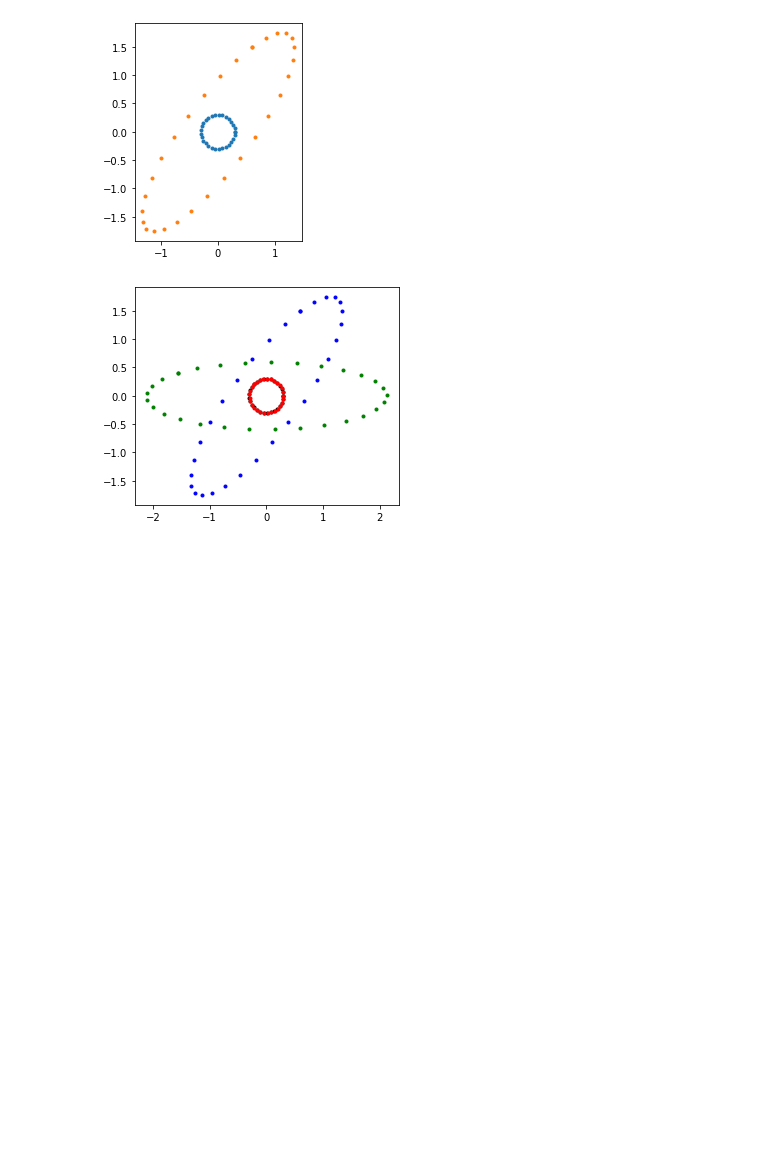
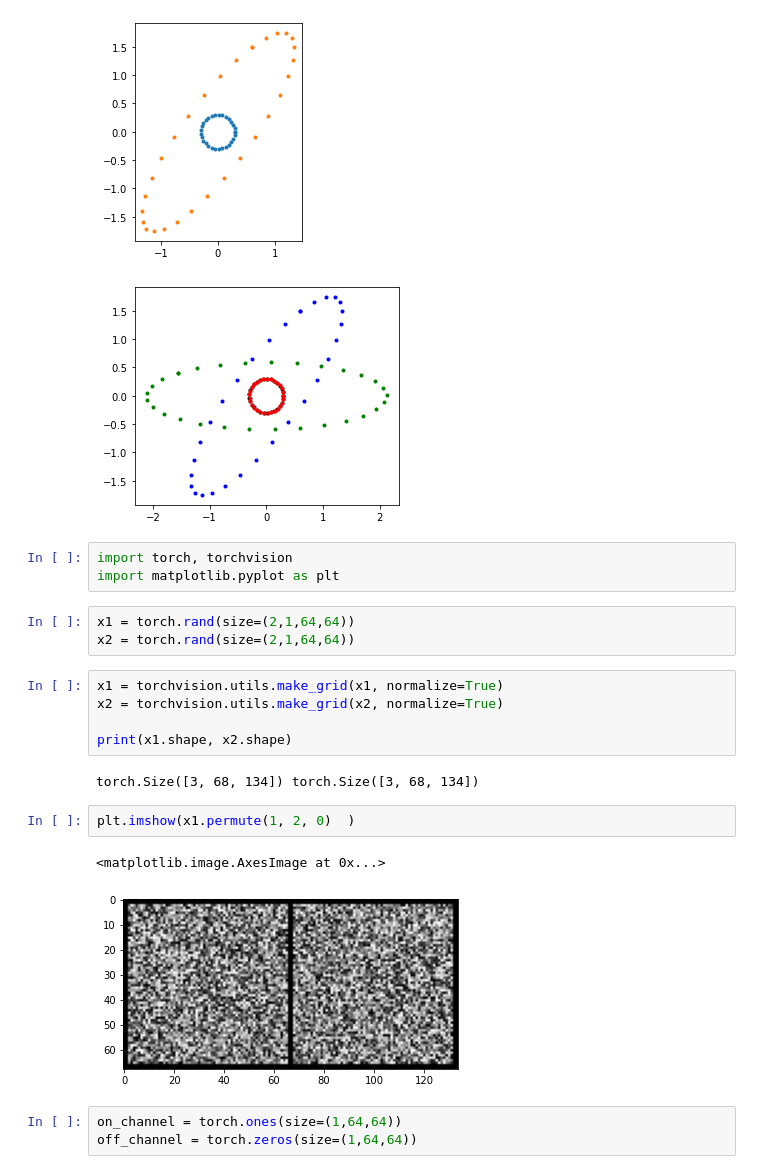
Before and after one commit to muhammadyaseen/vae-disentanglement, a Jupyter notebook: SVD Intuition.ipynb, the cells around one changed output. Saved outputs shown, nothing was run; the diff lists cells and outputs as text; blank space fills up the shorter version.

```diff
--- a/SVD Intuition.ipynb
+++ b/SVD Intuition.ipynb
@@ -100,3 +100,24 @@ draw_svd_separately(M, xs, ys)
  [ 0.67578487 -0.73709891]]
 [figure]
 [figure]
+# %%
+import torch, torchvision
+import matplotlib.pyplot as plt
+# %%
+x1 = torch.rand(size=(2,1,64,64))
+x2 = torch.rand(size=(2,1,64,64))
+# %%
+x1 = torchvision.utils.make_grid(x1, normalize=True)
+x2 = torchvision.utils.make_grid(x2, normalize=True)
+
+print(x1.shape, x2.shape)
+# %% [output]
+torch.Size([3, 68, 134]) torch.Size([3, 68, 134])
+# %%
+plt.imshow(x1.permute(1, 2, 0)  )
+# %% [output]
+<matplotlib.image.AxesImage at 0x...>
+[figure, added]
+# %%
+on_channel = torch.ones(size=(1,64,64))
+off_channel = torch.zeros(size=(1,64,64))
```
Also changed, not shown: parts of 5 cells of this notebook, 7 other files.
